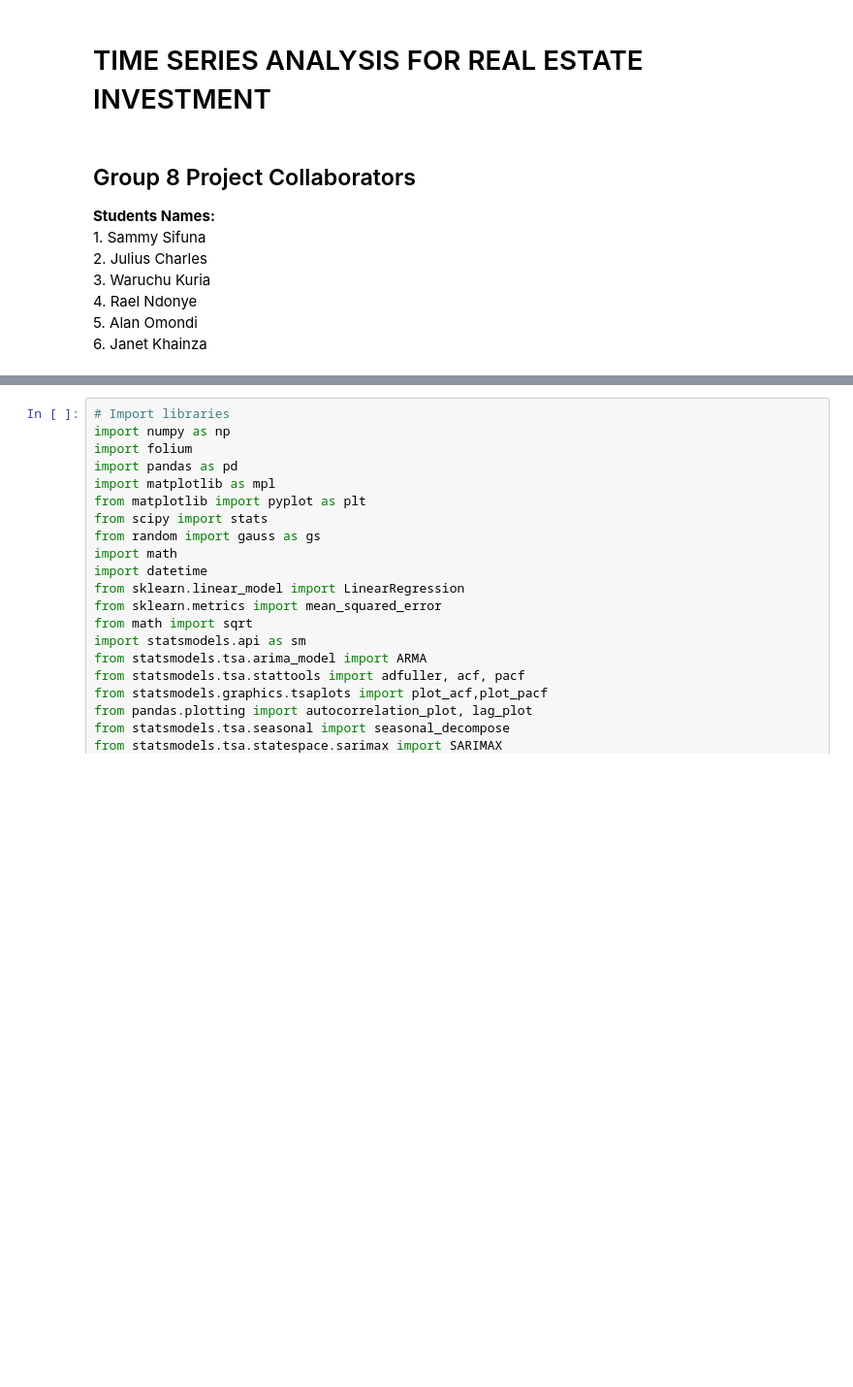
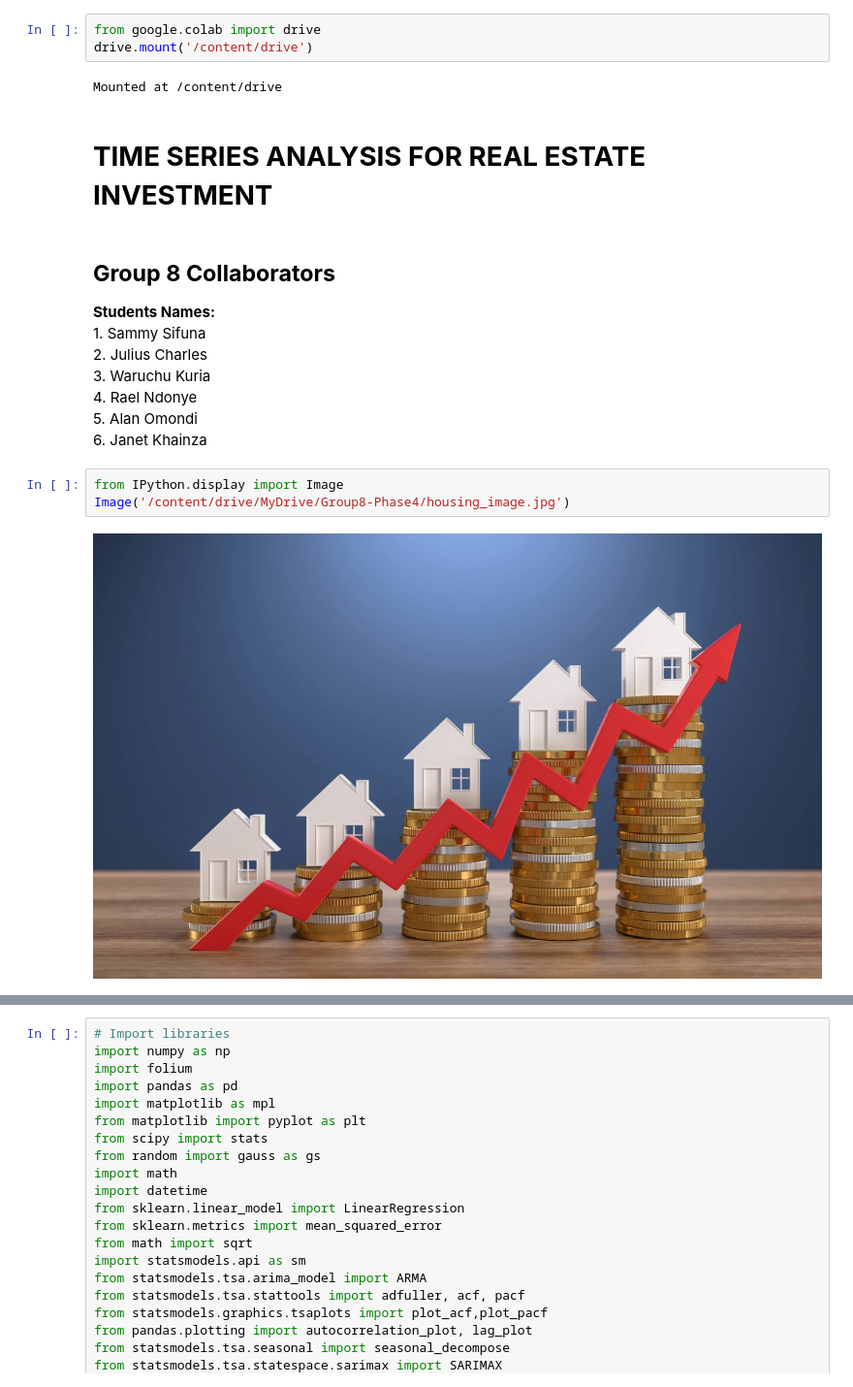
Before and after one commit to charles4data/Forecasting-Real-Estate-Prices---Time-Series-Modeling, a Jupyter notebook: Time_series_Analysis_Project.ipynb, the cells around one changed output, grey strips where cells are left out. Shown at 97% size. Cells and saved outputs as stored; diff of their text form; blank space fills up the shorter version.

```diff
--- a/Time_series_Analysis_Project.ipynb
+++ b/Time_series_Analysis_Project.ipynb
@@ -1,8 +1,12 @@
+# %%
+from google.colab import drive
+drive.mount('/content/drive')
+# %% [output]
+Mounted at /content/drive
 # %% [markdown]
-# TIME SERIES ANALYSIS FOR REAL ESTATE INVESTMENT
+# **TIME SERIES ANALYSIS FOR REAL ESTATE INVESTMENT**
 # %% [markdown]
-## Group 8 Project Collaborators
-
+## **Group 8 Collaborators**
 **Students Names:**
     1. Sammy Sifuna
     2. Julius Charles
@@ -10,4 +14,9 @@
     4. Rael Ndonye
     5. Alan Omondi
     6. Janet Khainza
+# %%
+from IPython.display import Image
+Image('/content/drive/MyDrive/Group8-Phase4/housing_image.jpg')
+# %% [output]
+[figure, added]
 # %% [markdown]
```
Also changed, not shown: parts of 64 cells of this notebook.
